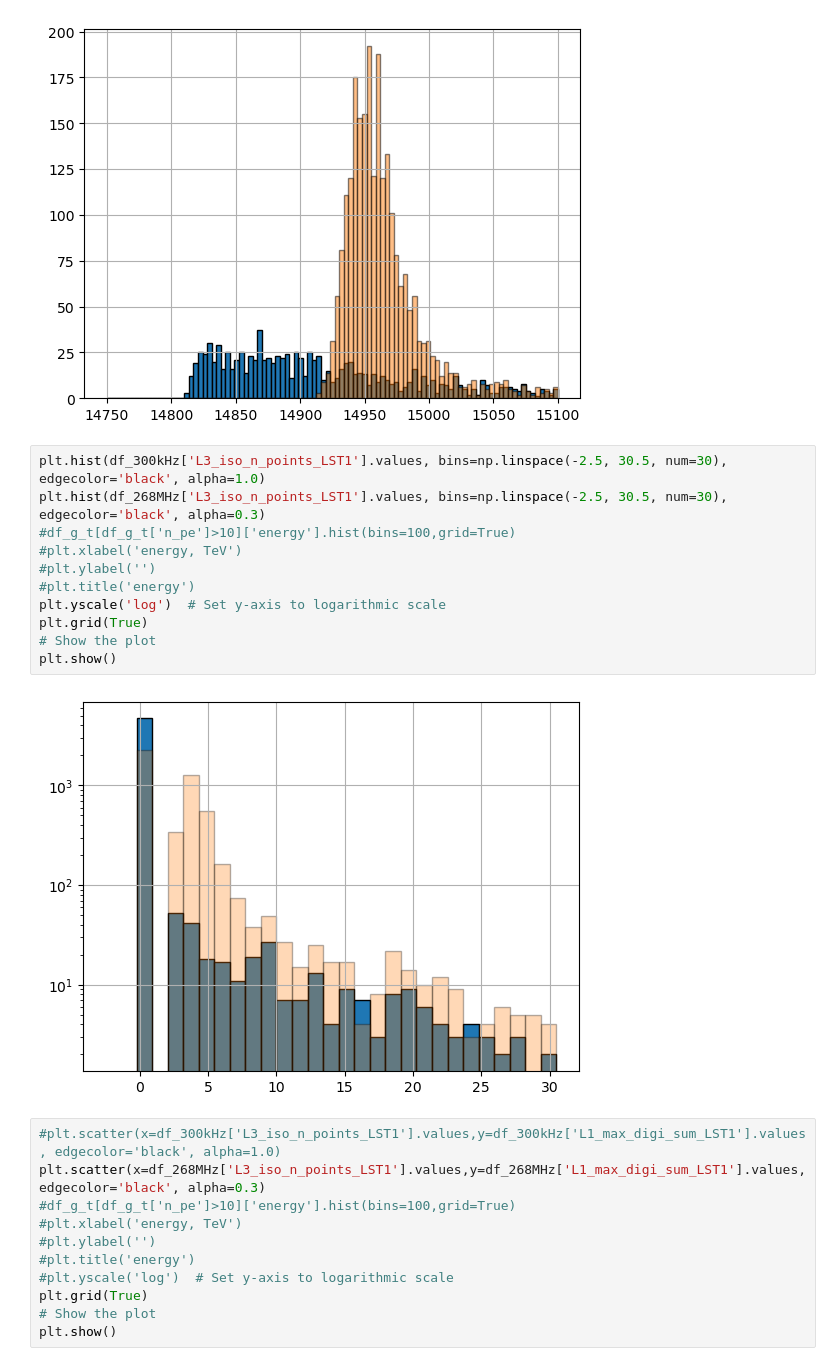
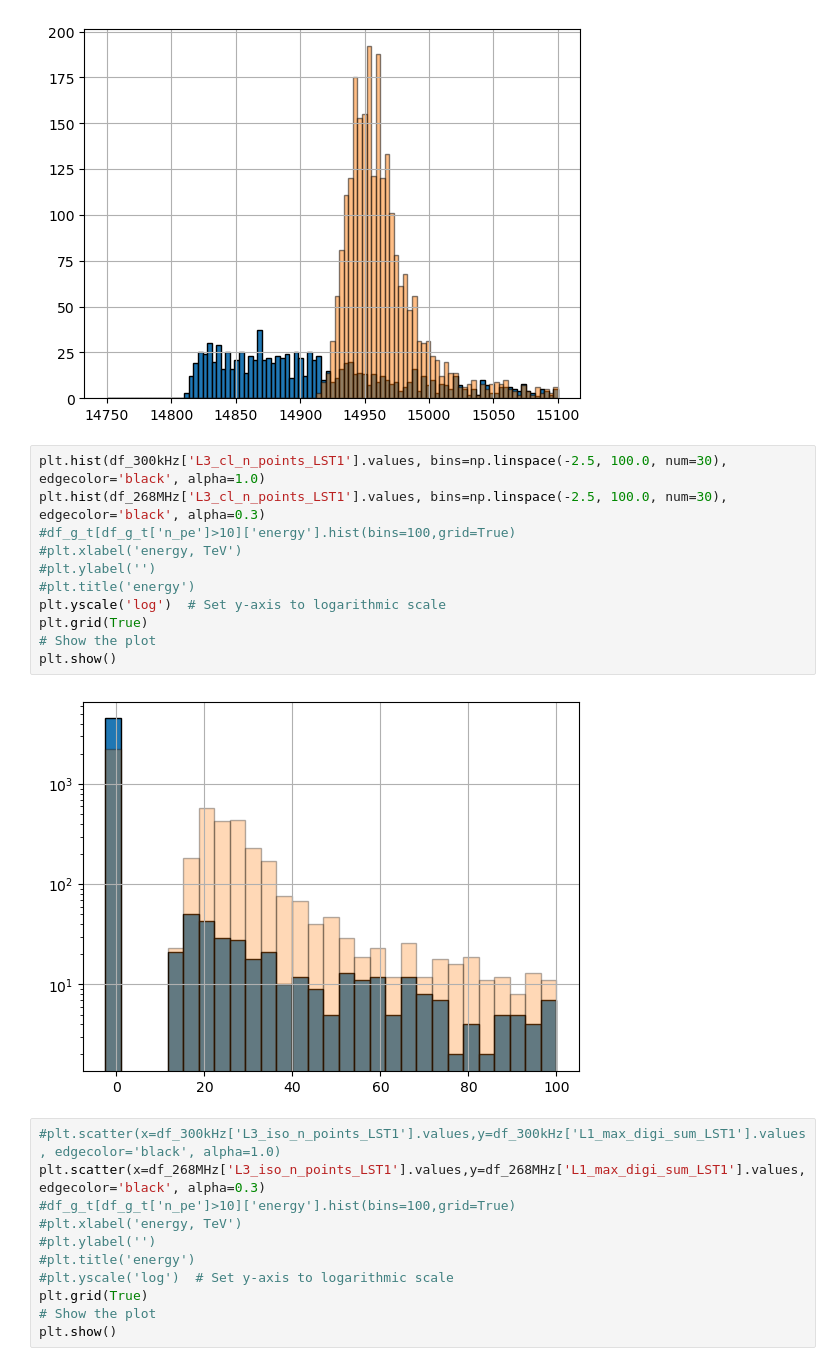
Before and after one commit to burmist-git/DBscan_on_simtel_data, a Jupyter notebook: stereo_rates.ipynb, the cells around one changed output. Drawn from its saved outputs; the diff is of its cells as text.

```diff
--- a/stereo_rates.ipynb
+++ b/stereo_rates.ipynb
@@ -33,18 +33,18 @@ plt.show()
 # %% [output]
 [figure]
 # %%
-plt.hist(df_300kHz['L3_iso_n_points_LST1'].values, bins=np.linspace(-2.5, 30.5, num=30), edgecolor='black', alpha=1.0)
-plt.hist(df_268MHz['L3_iso_n_points_LST1'].values, bins=np.linspace(-2.5, 30.5, num=30), edgecolor='black', alpha=0.3)
+plt.hist(df_300kHz['L3_cl_n_points_LST1'].values, bins=np.linspace(-2.5, 100.0, num=30), edgecolor='black', alpha=1.0)
+plt.hist(df_268MHz['L3_cl_n_points_LST1'].values, bins=np.linspace(-2.5, 100.0, num=30), edgecolor='black', alpha=0.3)
 #df_g_t[df_g_t['n_pe']>10]['energy'].hist(bins=100,grid=True)
 #plt.xlabel('energy, TeV')
 #plt.ylabel('')
 #plt.title('energy')
 plt.yscale('log')  # Set y-axis to logarithmic scale
 plt.grid(True)
 # Show the plot
 plt.show()
 # %% [output]
-[figure, old version]
+[figure, new version]
 # %%
 #plt.scatter(x=df_300kHz['L3_iso_n_points_LST1'].values,y=df_300kHz['L1_max_digi_sum_LST1'].values, edgecolor='black', alpha=1.0)
 plt.scatter(x=df_268MHz['L3_iso_n_points_LST1'].values,y=df_268MHz['L1_max_digi_sum_LST1'].values, edgecolor='black', alpha=0.3)
```
Also changed, not shown: parts of 3 cells of this notebook.
